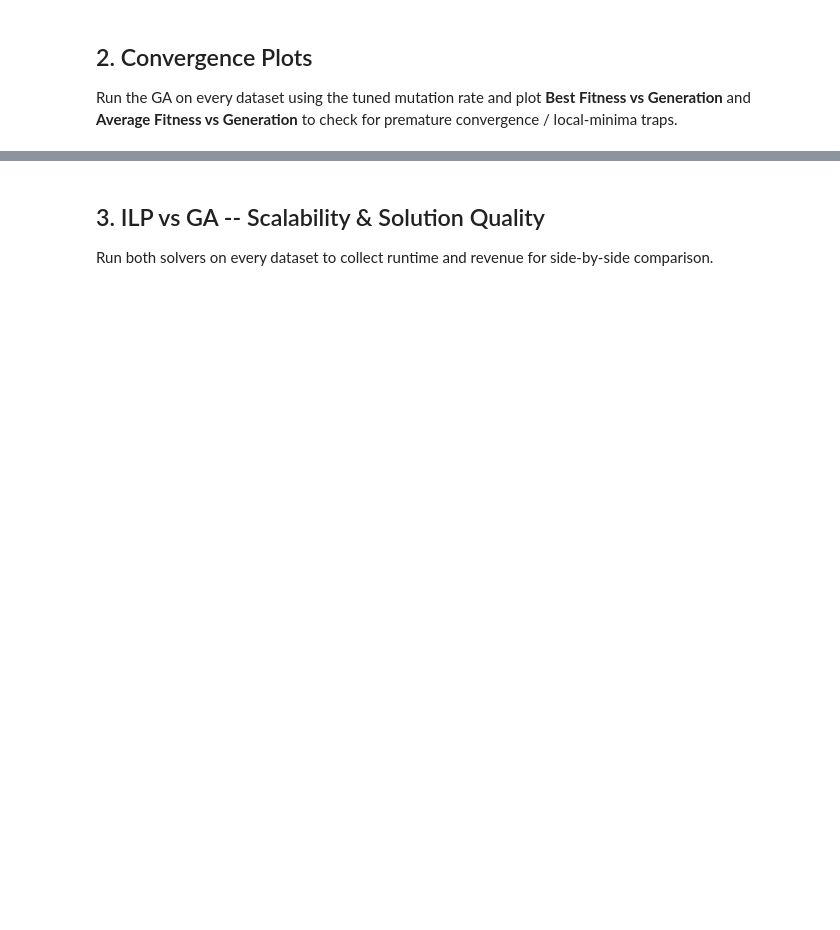
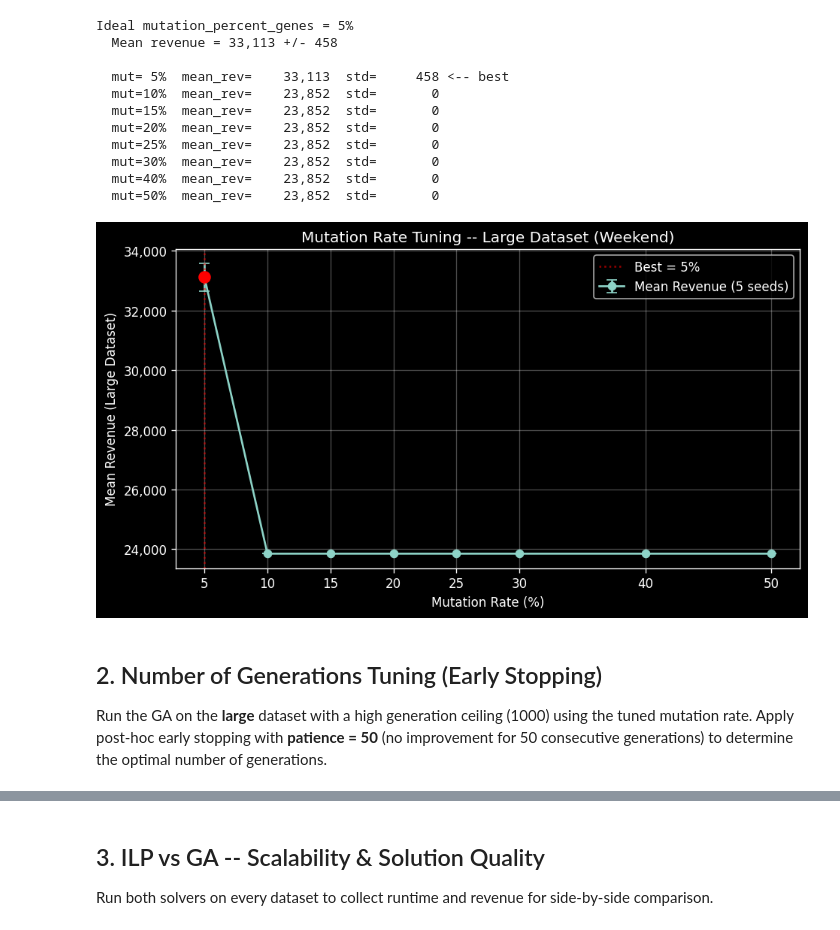
Before and after one commit to yganesh99/IT5082-Optimisation-Methods-Assignment, a Jupyter notebook: experiments.ipynb, the cells around one changed output, grey strips where cells are left out. Saved outputs shown, nothing was run; the diff lists cells and outputs as text; code cells hidden in the pictures; blank space fills up the shorter version.

```diff
--- a/experiments.ipynb
+++ b/experiments.ipynb
@@ -89,44 +91,45 @@ print("\nMutation-rate sweep complete.")
 # %%
-mean_revenue: dict[str, list[float]] = {}
-for ds_name in TUNING_DATASETS:
-    mean_revenue[ds_name] = [
-        np.mean(tuning_results[ds_name][rate]) for rate in MUTATION_RATES
-    ]
+mean_revs = [np.mean(tuning_revenues[rate]) for rate in MUTATION_RATES]
+std_revs = [np.std(tuning_revenues[rate]) for rate in MUTATION_RATES]
 
-normalised: dict[str, np.ndarray] = {}
-for ds_name in TUNING_DATASETS:
-    arr = np.array(mean_revenue[ds_name])
-    normalised[ds_name] = arr / arr.max()
-
-combined = np.mean([normalised[ds] for ds in TUNING_DATASETS], axis=0)
-
-best_idx = int(np.argmax(combined))
+best_idx = int(np.argmax(mean_revs))
 IDEAL_MUTATION_RATE = MUTATION_RATES[best_idx]
 
 print(f"Ideal mutation_percent_genes = {IDEAL_MUTATION_RATE}%")
-print(f"  Combined normalised score  = {combined[best_idx]:.4f}")
-for ds_name in TUNING_DATASETS:
-    print(f"  {ds_name:>8s} normalised score = {normalised[ds_name][best_idx]:.4f}"
-          f"  (mean revenue = {mean_revenue[ds_name][best_idx]:,.0f})")
+print(f"  Mean revenue = {mean_revs[best_idx]:,.0f} +/- {std_revs[best_idx]:,.0f}")
+print()
+for rate, m, s in zip(MUTATION_RATES, mean_revs, std_revs):
+    marker = " <-- best" if rate == IDEAL_MUTATION_RATE else ""
+    print(f"  mut={rate:>2d}%  mean_rev={m:>10,.0f}  std={s:>8,.0f}{marker}")
 
-# --- Plot ---
 fig, ax = plt.subplots(figsize=(8, 4.5))
-
-for ds_name in TUNING_DATASETS:
-    ax.plot(MUTATION_RATES, normalised[ds_name], "o--", label=f"{ds_name.capitalize()}")
-
-ax.plot(MUTATION_RATES, combined, "s-", color="black", linewidth=2, label="Combined")
+ax.errorbar(MUTATION_RATES, mean_revs, yerr=std_revs, fmt="o-", capsize=4, linewidth=1.6, label="Mean Revenue (5 seeds)")
 ax.axvline(IDEAL_MUTATION_RATE, color="red", linestyle=":", alpha=0.6, label=f"Best = {IDEAL_MUTATION_RATE}%")
+ax.scatter([IDEAL_MUTATION_RATE], [mean_revs[best_idx]], color="red", zorder=5, s=80)
 
 ax.set_xlabel("Mutation Rate (%)")
-ax.set_ylabel("Normalised Mean Revenue")
-ax.set_title("Mutation Rate Tuning (Weekend)")
+ax.set_ylabel("Mean Revenue (Large Dataset)")
+ax.set_title("Mutation Rate Tuning -- Large Dataset (Weekend)")
 ax.set_xticks(MUTATION_RATES)
+ax.yaxis.set_major_formatter(mticker.FuncFormatter(lambda x, _: f"{x:,.0f}"))
 ax.legend()
 fig.tight_layout()
 plt.show()
+# %% [output]
+Ideal mutation_percent_genes = 5%
+  Mean revenue = 33,113 +/- 458
+
+  mut= 5%  mean_rev=    33,113  std=     458 <-- best
+  mut=10%  mean_rev=    23,852  std=       0
+  mut=15%  mean_rev=    23,852  std=       0
+  mut=20%  mean_rev=    23,852  std=       0
+  mut=25%  mean_rev=    23,852  std=       0
+  mut=30%  mean_rev=    23,852  std=       0
+  mut=40%  mean_rev=    23,852  std=       0
+  mut=50%  mean_rev=    23,852  std=       0
+[figure, added]
 # %% [markdown]
-## 2. Convergence Plots
+## 2. Number of Generations Tuning (Early Stopping)
 
-Run the GA on every dataset using the tuned mutation rate and plot **Best Fitness vs Generation** and **Average Fitness vs Generation** to check for premature convergence / local-minima traps.
+Run the GA on the **large** dataset with a high generation ceiling (1000) using the tuned mutation rate. Apply post-hoc early stopping with **patience = 50** (no improvement for 50 consecutive generations) to determine the optimal number of generations.
 # %%
```
Also changed, not shown: parts of 16 cells of this notebook, 6 other files.
